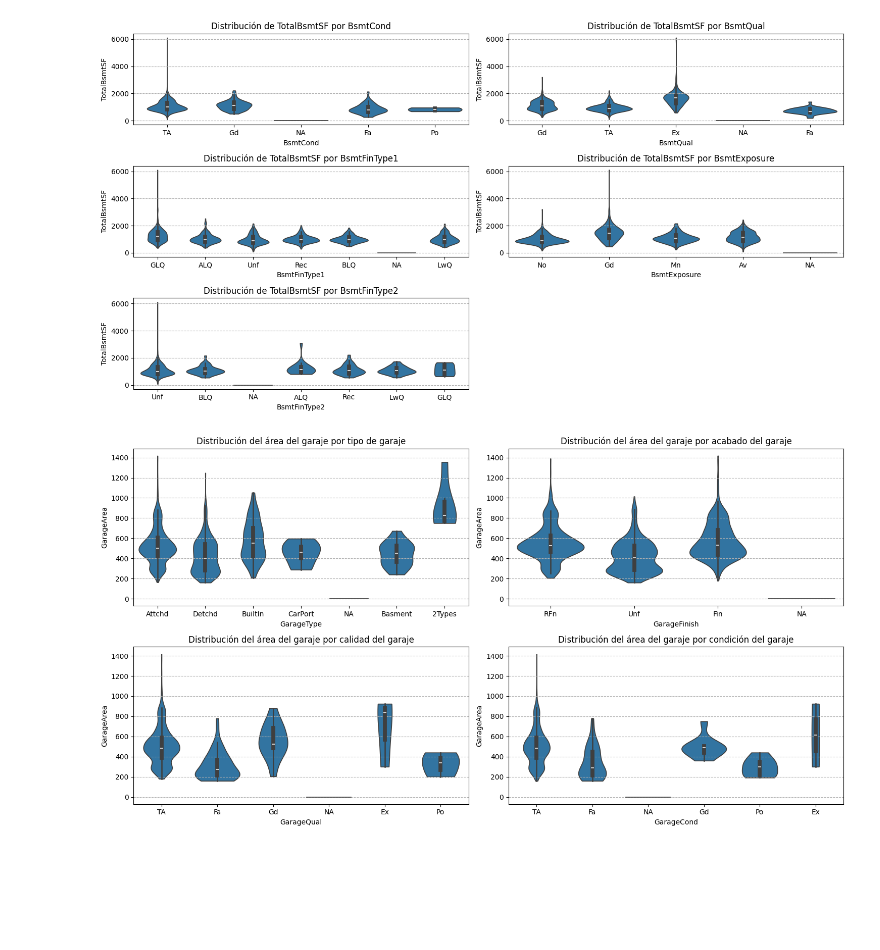
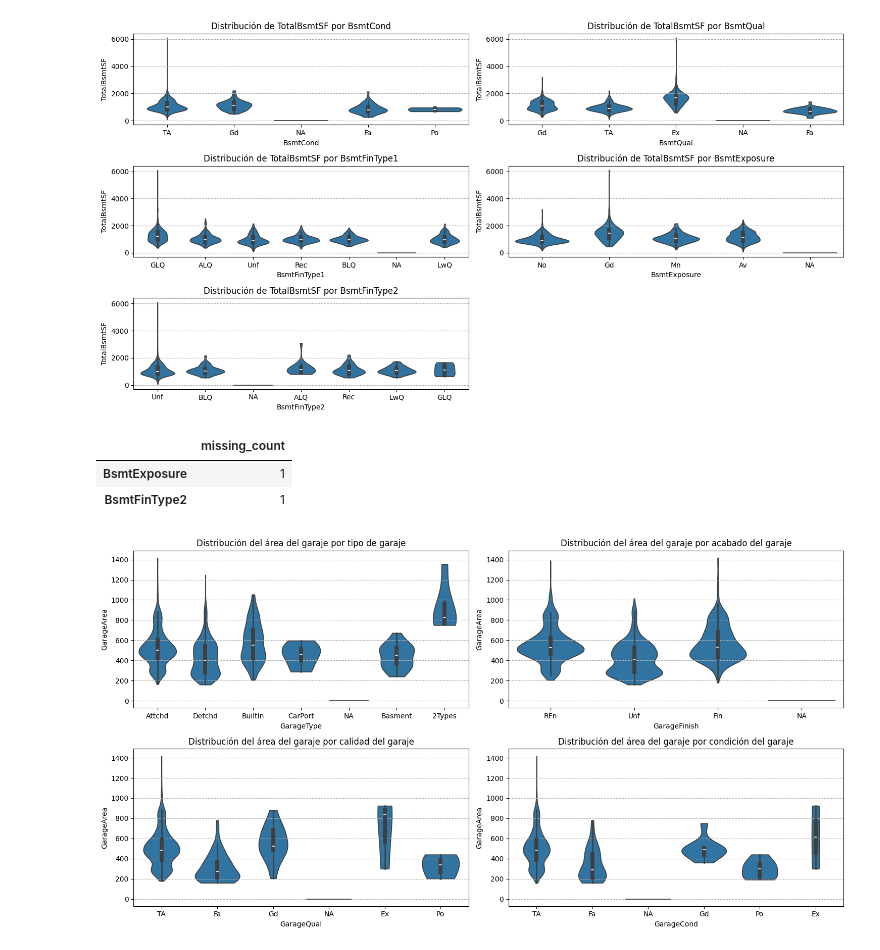
Before and after one commit to Albe036/ML-house-prices, a Jupyter notebook: notebooks/eda_01.ipynb, the cells around one changed output. Cells and saved outputs as stored; diff of their text form; code cells hidden in the pictures; blank space fills up the shorter version.

```diff
--- a/notebooks/eda_01.ipynb
+++ b/notebooks/eda_01.ipynb
@@ -143,25 +145,22 @@ plt.tight_layout()
 # %% [output]
 [figure]
 # %%
-#Columnas con datos faltantes resultantes de la eliminacion anterior
+#Columnas con datos faltantes resultantes de la imputacion anterior
 
-#TotalBsmtSF: Pies cuadrados totales del sótano.
-#BsmtUnfSF: Pies cuadrados del sótano sin terminar.
-#BsmtCond: Evalúa la condición general del sótano
-#BsmtFinType1: Evaluación del tipo de acabado del sótano.
-#BsmtFinSF1: Pies cuadrados del tipo de acabado 1 del sótano.
+missing_data2 = df_train.isnull().sum().filter(like='Bsmt')
+missing_data2 = pd.DataFrame(missing_data2[missing_data2 > 0], columns=['missing_count'])
+display(missing_data2)
+
+#BsmtExposure: Refleja la cantidad de exposición al sótano al aire exterior. (x)
 #BsmtFinType2: Evaluación del tipo de acabado del sótano (si hay dos tipos). (x)
-#BsmtFinSF2: Pies cuadrados del tipo de acabado 2 del sótano.
-
-#BsmtQual: Evalúa la altura del sótano.
-#BsmtExposure: Refleja la cantidad de exposición al sótano al aire exterior. (x)
-#BsmtFullBath: Número de baños completos en el sótano.
-#BsmtHalfBath: Número de medios baños en el sótano.
-
 df_train['BsmtExposure'] = df_train['BsmtExposure'].fillna(df_train.groupby(['BsmtCond', 'BsmtFinType1', 'BsmtFinType2', 'BsmtQual', 'BsmtFullBath', 'BsmtHalfBath'])['BsmtExposure']
                                                     .transform(lambda x: x.mode()[0] if not x.mode().empty else 'No'))
 df_train['BsmtFinType2'] = df_train['BsmtFinType2'].fillna(df_train.groupby(['BsmtCond', 'BsmtQual', 'BsmtFullBath', 'BsmtHalfBath', 'BsmtExposure'])['BsmtFinType2']
                                                     .transform(lambda x: x.mode()[0] if not x.mode().empty else 'Unf'))
+# %% [output]
+|  | missing_count |
+| BsmtExposure | 1 |
+| BsmtFinType2 | 1 |
 # %%
 #Imputacion de datos faltantes en columnas relacionadas con el garage ['GarageType', 'GarageYrBlt', 'GarageFinish', 'GarageQual', 'GarageCond'] -> ['GarageArea', 'GarageCars']
 #GarageType ->  Ubicación del garaje. (NA) no tiene garage
```
Also changed, not shown: parts of 6 cells of this notebook.
